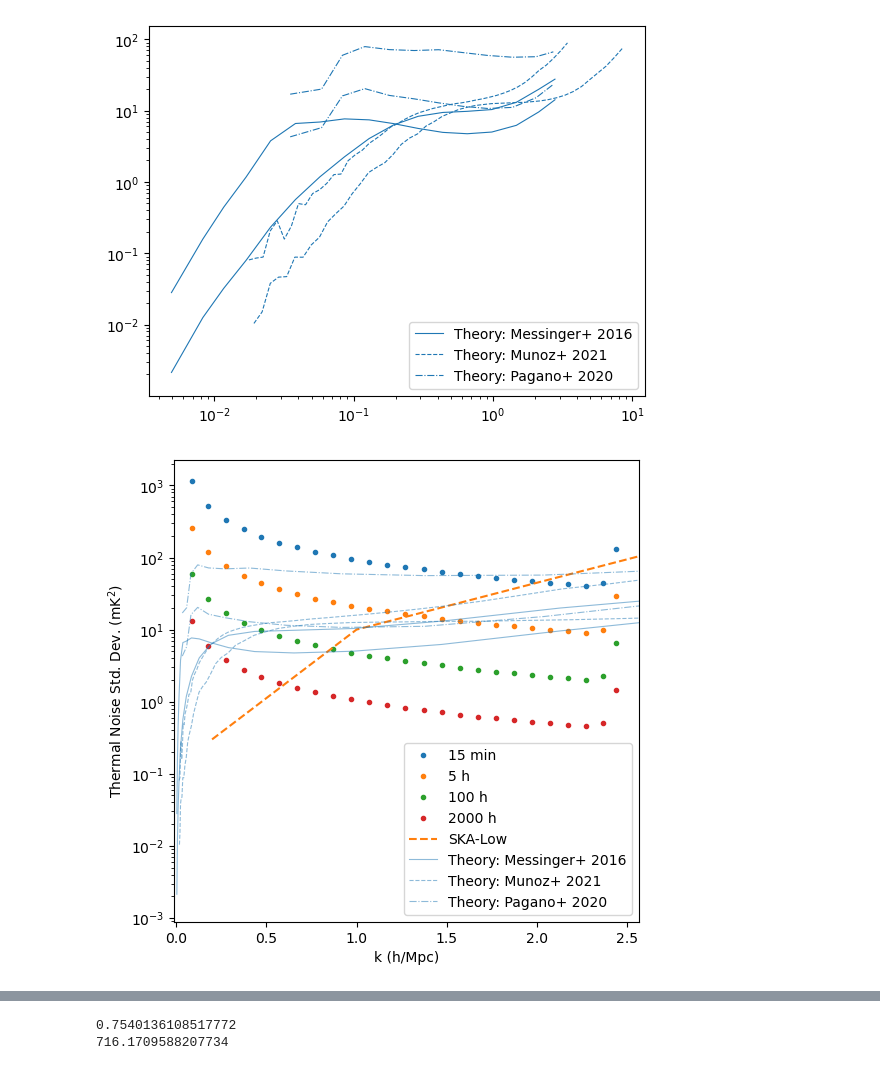
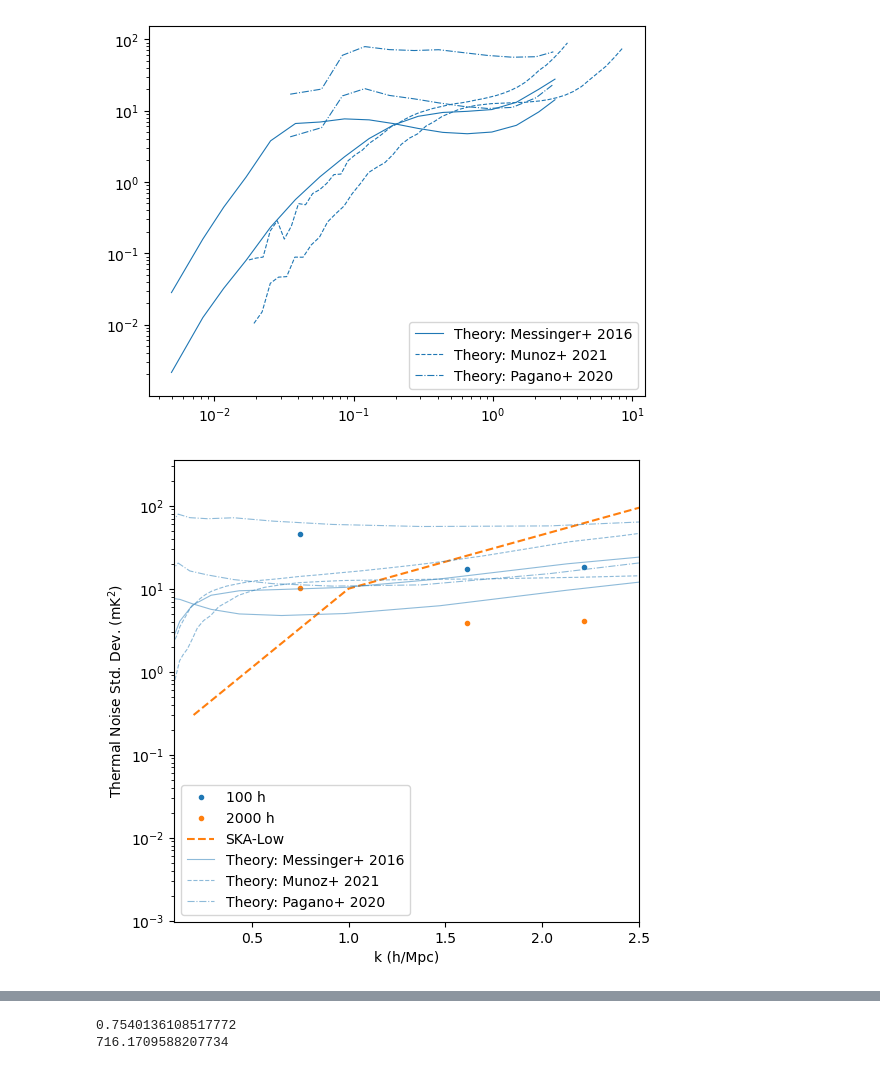
Before and after one commit to rlbyrne/PSsensitivity, a Jupyter notebook: plot_lowband_sensitivity.ipynb, the cells around one changed output, grey strips where cells are left out. Cells and saved outputs as stored; diff of their text form; code cells hidden in the pictures.

```diff
--- a/plot_lowband_sensitivity.ipynb
+++ b/plot_lowband_sensitivity.ipynb
@@ -68,9 +91,13 @@ with open("simulation_outputs/thermal_noise_lowband.npy", "rb") as f:
     binned_ps_variance_2d = np.load(f, allow_pickle=True)
 f.close()
 # %%
-# Adjust values based on updated Tsys
-binned_ps_variance *= (tsys_k / tsys_k_old)**4.
-binned_ps_variance_2d *= (tsys_k / tsys_k_old) ** 4
+# Adjust values based on updated Tsys in case it has changed
+# binned_ps_variance *= (tsys_k / tsys_k_old)**4.
+# binned_ps_variance_2d *= (tsys_k / tsys_k_old) ** 4
+
+# Account for a dual-polarization instrument
+binned_ps_variance /= 4
+binned_ps_variance_2d /= 4
 # %%
 print(nsamples)
 # %% [output]
@@ -231,8 +244,8 @@ plt.show()
 [figure]
 # %%
 fig, ax = plt.subplots(figsize=(6, 6))
-labels = ["15 min", "5 h", "100 h", "2000 h"]
-for int_time_ind, integration_time_minutes in enumerate([15, 300, 6000, 120000]):
+labels = ["100 h", "2000 h"]
+for int_time_ind, integration_time_minutes in enumerate([6000, 120000]):
     ax.plot(
         true_bin_centers,
         np.sqrt(binned_ps_variance * 15 / integration_time_minutes),
@@ -243,7 +256,7 @@ ax.set_xlabel("k (h/Mpc)")
 ax.set_ylabel("Thermal Noise Std. Dev. (mK$^2$)")
 ax.set_yscale("log")
 # ax.set_xscale("log")
-ax.set_xlim(np.nanmin(true_bin_centers)-10e-2, np.nanmax(true_bin_edges)+.1)
+ax.set_xlim(0.1, 2.5)
 
 
 # Add other sensitivity lines
@@ -279,34 +292,34 @@ ax.plot(
     munoz_model_2["k"],
     munoz_model_2["delta_squared"],
     "--",
     color="tab:blue",
     linewidth=0.8,
     label="Theory: Munoz+ 2021",
     alpha=0.5,
 )
 ax.plot(
     pagano_model_1["k"],
     pagano_model_1["delta_squared"],
     "-.",
     color="tab:blue",
     linewidth=0.8,
     alpha=0.5,
 )
 ax.plot(
     pagano_model_2["k"],
     pagano_model_2["delta_squared"],
     "-.",
     color="tab:blue",
     linewidth=0.8,
     label="Theory: Pagano+ 2020",
     alpha=0.5,
 )
 
 
 ax.legend()
 plt.show()
 # %% [output]
-[figure, old version]
+[figure, new version]
 # %%
 models = [
     messinger_model_1,
```
Also changed, not shown: parts of 16 cells of this notebook, 3 other files.
